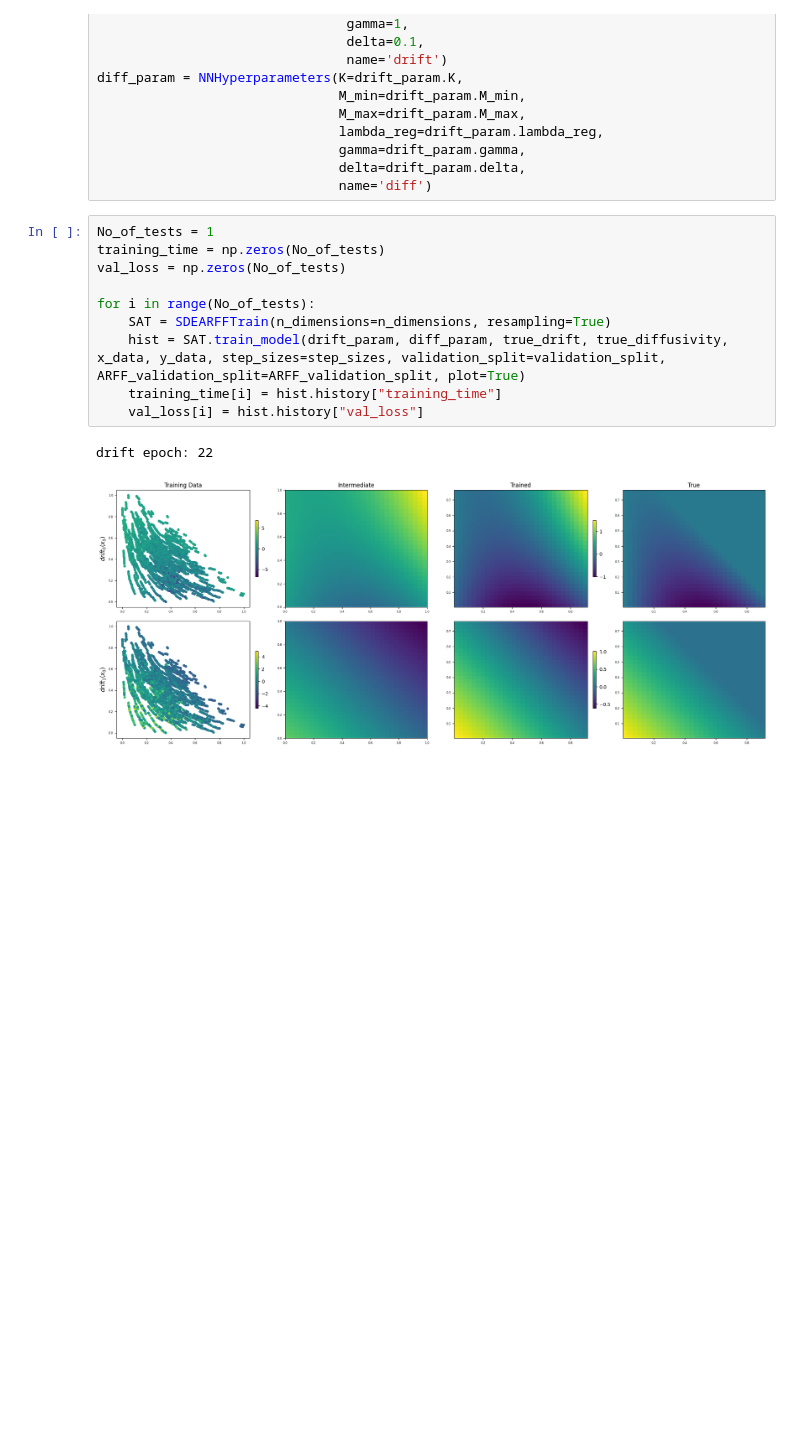
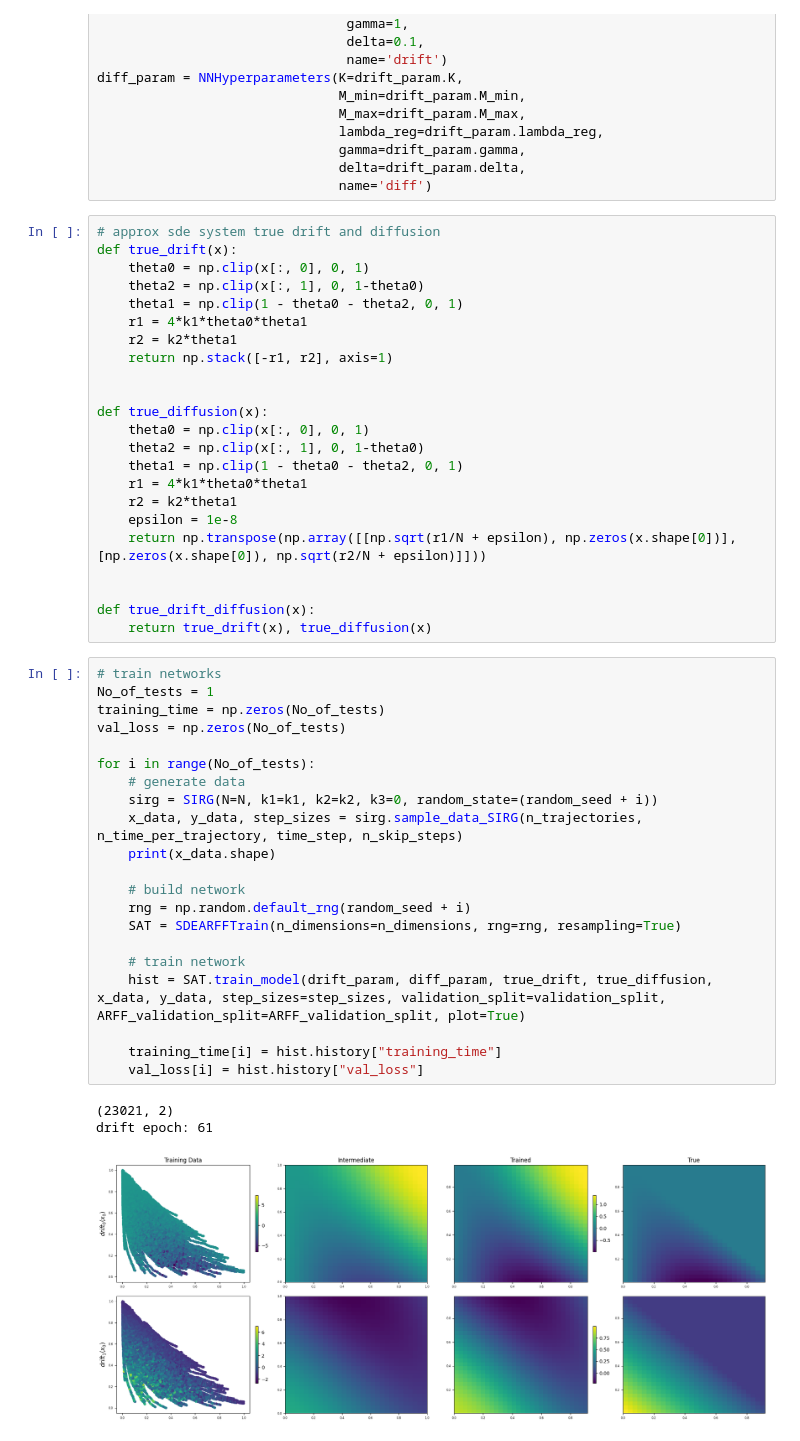
Before and after one commit to ojldoug/SDE_ARFF, a Jupyter notebook: ex6-SIRGillespie.ipynb, the cells around one changed output. Saved outputs shown, nothing was run; the diff lists cells and outputs as text; blank space fills up the shorter version.

```diff
--- a/ex6-SIRGillespie.ipynb
+++ b/ex6-SIRGillespie.ipynb
@@ -175,16 +58,51 @@ diff_param = NNHyperparameters(K=drift_param.K,
                                gamma=drift_param.gamma,
                                delta=drift_param.delta,
                                name='diff')
+# %%
+# approx sde system true drift and diffusion
+def true_drift(x):
+    theta0 = np.clip(x[:, 0], 0, 1)
+    theta2 = np.clip(x[:, 1], 0, 1-theta0)
+    theta1 = np.clip(1 - theta0 - theta2, 0, 1)
+    r1 = 4*k1*theta0*theta1
+    r2 = k2*theta1
+    return np.stack([-r1, r2], axis=1)
+
+
+def true_diffusion(x):
+    theta0 = np.clip(x[:, 0], 0, 1)
+    theta2 = np.clip(x[:, 1], 0, 1-theta0)
+    theta1 = np.clip(1 - theta0 - theta2, 0, 1)
+    r1 = 4*k1*theta0*theta1
+    r2 = k2*theta1
+    epsilon = 1e-8
+    return np.transpose(np.array([[np.sqrt(r1/N + epsilon), np.zeros(x.shape[0])], [np.zeros(x.shape[0]), np.sqrt(r2/N + epsilon)]]))
+
+
+def true_drift_diffusion(x):
+    return true_drift(x), true_diffusion(x)
 # %%
+# train networks
 No_of_tests = 1
 training_time = np.zeros(No_of_tests)
 val_loss = np.zeros(No_of_tests)
 
 for i in range(No_of_tests):
-    SAT = SDEARFFTrain(n_dimensions=n_dimensions, resampling=True)
-    hist = SAT.train_model(drift_param, diff_param, true_drift, true_diffusivity, x_data, y_data, step_sizes=step_sizes, validation_split=validation_split, ARFF_validation_split=ARFF_validation_split, plot=True)
+    # generate data
+    sirg = SIRG(N=N, k1=k1, k2=k2, k3=0, random_state=(random_seed + i))
+    x_data, y_data, step_sizes = sirg.sample_data_SIRG(n_trajectories, n_time_per_trajectory, time_step, n_skip_steps)
+    print(x_data.shape)
+
+    # build network
+    rng = np.random.default_rng(random_seed + i)
+    SAT = SDEARFFTrain(n_dimensions=n_dimensions, rng=rng, resampling=True)
+
+    # train network
+    hist = SAT.train_model(drift_param, diff_param, true_drift, true_diffusion, x_data, y_data, step_sizes=step_sizes, validation_split=validation_split, ARFF_validation_split=ARFF_validation_split, plot=True)
+
     training_time[i] = hist.history["training_time"]
     val_loss[i] = hist.history["val_loss"]
 # %% [output]
-drift epoch: 22
+(23021, 2)
+drift epoch: 61
-[figure, old version]
+[figure, new version]
```
Also changed, not shown: parts of 15 cells of this notebook, 11 other files.
